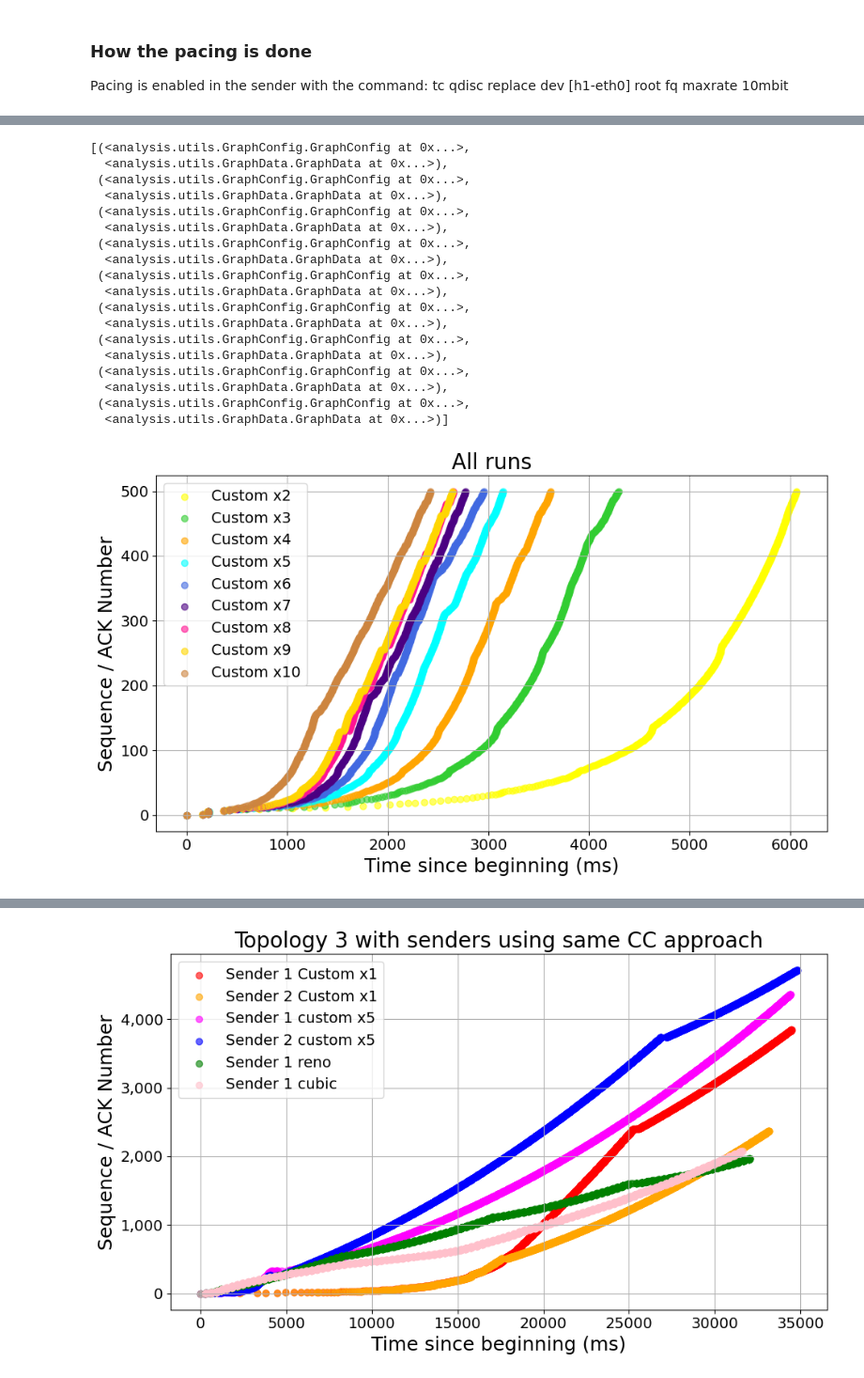
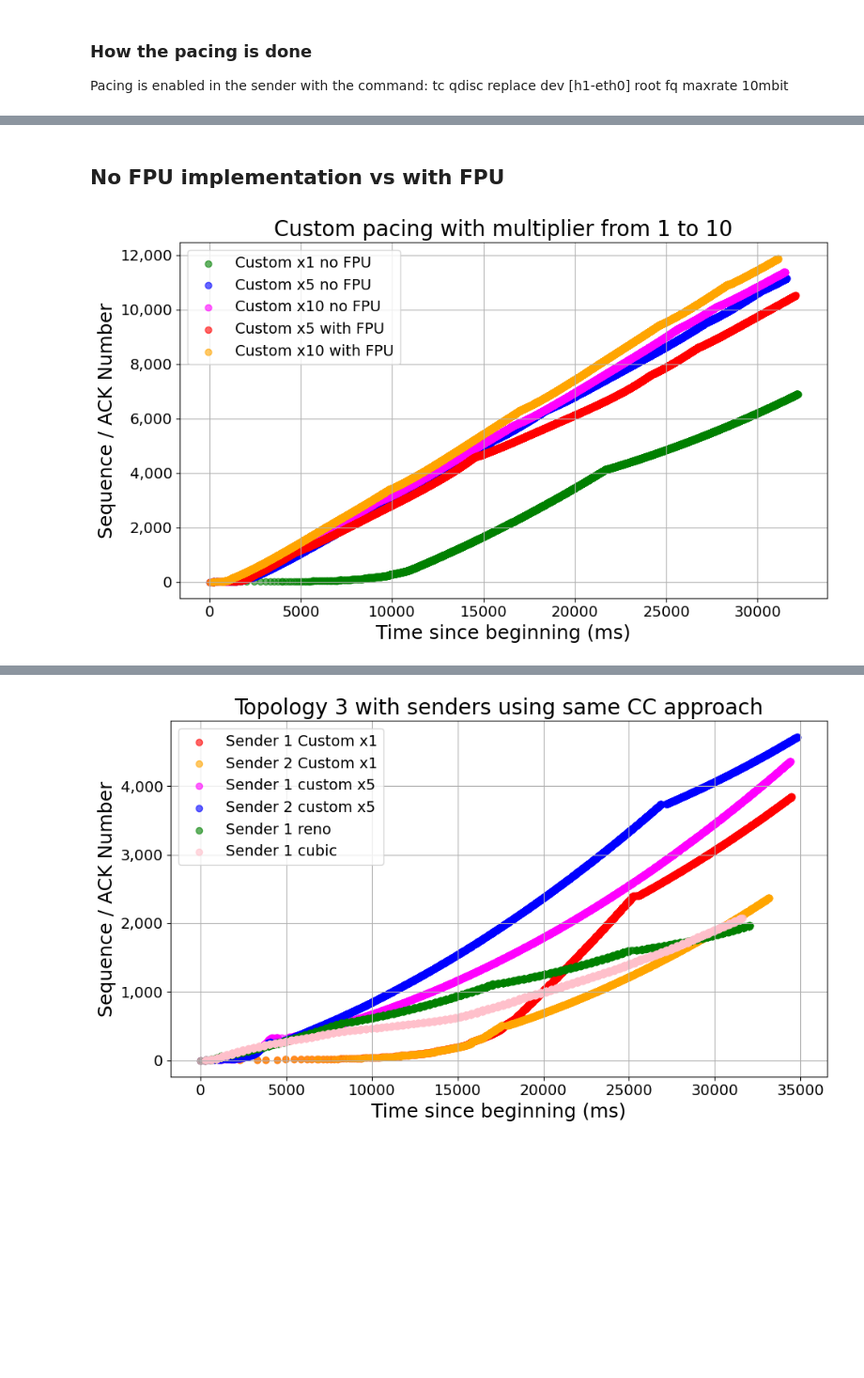
Before and after one commit to StianHaSu/TCP-Pacing-Notebooks, a Jupyter notebook: analysis/plots.ipynb, the cells around one changed output, grey strips where cells are left out. Shown at 94% size. Cells and saved outputs as stored; diff of their text form; code cells hidden in the pictures; blank space fills up the shorter version.

```diff
--- a/analysis/plots.ipynb
+++ b/analysis/plots.ipynb
@@ -30,27 +32,20 @@ graphs_mapped = { graph[0].title : graph for graph in graphs }
-# %%
-GRAPH_CUTOFF = 500
-
-plot_packets_from_pcap_files(graphs, list(graphs_mapped.values()), cutoff=GRAPH_CUTOFF)
-# %% [output]
-[(<analysis.utils.GraphConfig.GraphConfig at 0x...>,
-  <analysis.utils.GraphData.GraphData at 0x...>),
- (<analysis.utils.GraphConfig.GraphConfig at 0x...>,
-  <analysis.utils.GraphData.GraphData at 0x...>),
- (<analysis.utils.GraphConfig.GraphConfig at 0x...>,
-  <analysis.utils.GraphData.GraphData at 0x...>),
- (<analysis.utils.GraphConfig.GraphConfig at 0x...>,
-  <analysis.utils.GraphData.GraphData at 0x...>),
- (<analysis.utils.GraphConfig.GraphConfig at 0x...>,
-  <analysis.utils.GraphData.GraphData at 0x...>),
- (<analysis.utils.GraphConfig.GraphConfig at 0x...>,
-  <analysis.utils.GraphData.GraphData at 0x...>),
- (<analysis.utils.GraphConfig.GraphConfig at 0x...>,
-  <analysis.utils.GraphData.GraphData at 0x...>),
- (<analysis.utils.GraphConfig.GraphConfig at 0x...>,
-  <analysis.utils.GraphData.GraphData at 0x...>),
- (<analysis.utils.GraphConfig.GraphConfig at 0x...>,
-  <analysis.utils.GraphData.GraphData at 0x...>)]
-[figure, removed]
+# %% [markdown]
+## No FPU implementation vs with FPU
+# %%
+GRAPH_CUTOFF = -1
+
+included_data_no_fpu = [
+    GraphConfig(DATA_FILES_BASE_PATH_TOPOLOGY_1 + "6.12.1036_reno_1m_topology1_30s.pcap", "RENO custom paced x1", label="Custom x1 no FPU", cutoff=GRAPH_CUTOFF, color="green"),
+    GraphConfig(DATA_FILES_BASE_PATH_TOPOLOGY_1 + "6.12.1037_reno_5m_topology1_30s.pcap", "RENO custom paced x5", label="Custom x5 no FPU", cutoff=GRAPH_CUTOFF, color="blue"),
+    GraphConfig(DATA_FILES_BASE_PATH_TOPOLOGY_1 + "6.12.1037_reno_10m_topology1_30s.pcap", "RENO custom paced x5", label="Custom x10 no FPU", cutoff=GRAPH_CUTOFF, color="magenta"),
+    GraphConfig(DATA_FILES_BASE_PATH_TOPOLOGY_1 + "6.12.1035_reno_5m_topology1_30s.pcap", "RENO custom paced x5", label="Custom x5 with FPU", cutoff=GRAPH_CUTOFF, color="red"),
+    GraphConfig(DATA_FILES_BASE_PATH_TOPOLOGY_1 + "6.12.1035_reno_10m_topology1_30s.pcap", "RENO custom paced x5", label="Custom x10 with FPU", cutoff=GRAPH_CUTOFF, color="orange"),
+]
+
+graphs_no_fpu = plot_packets_from_pcap_files(included_data_no_fpu, cutoff=GRAPH_CUTOFF, title="Custom pacing with multiplier from 1 to 10")
+graphs_mapped_no_fpu = { graph[0].title : graph for graph in graphs_no_fpu }
+# %% [output]
+[figure, added]
 # %%
 GRAPH_CUTOFF = 1000
 
```
Also changed, not shown: parts of 8 cells of this notebook, 7 other files.
